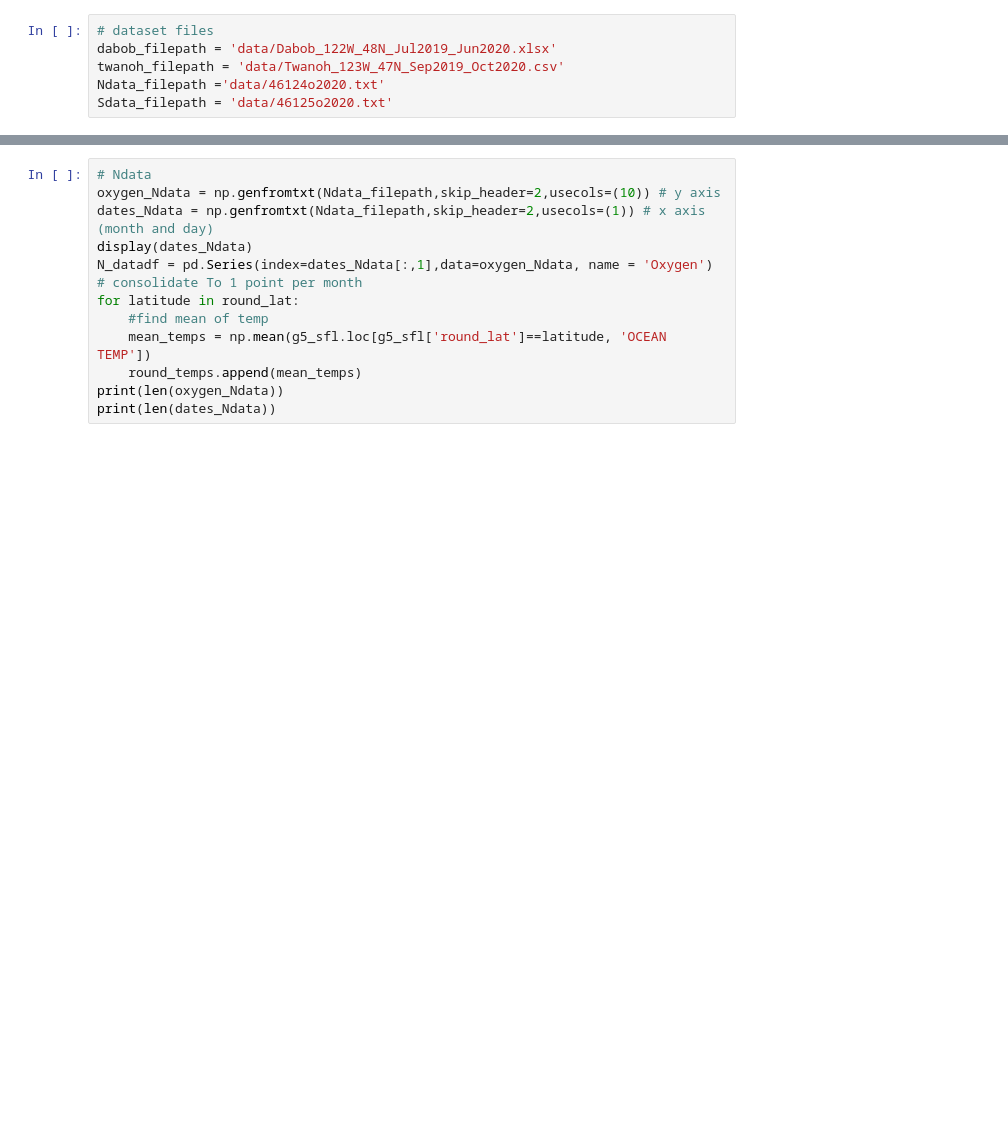
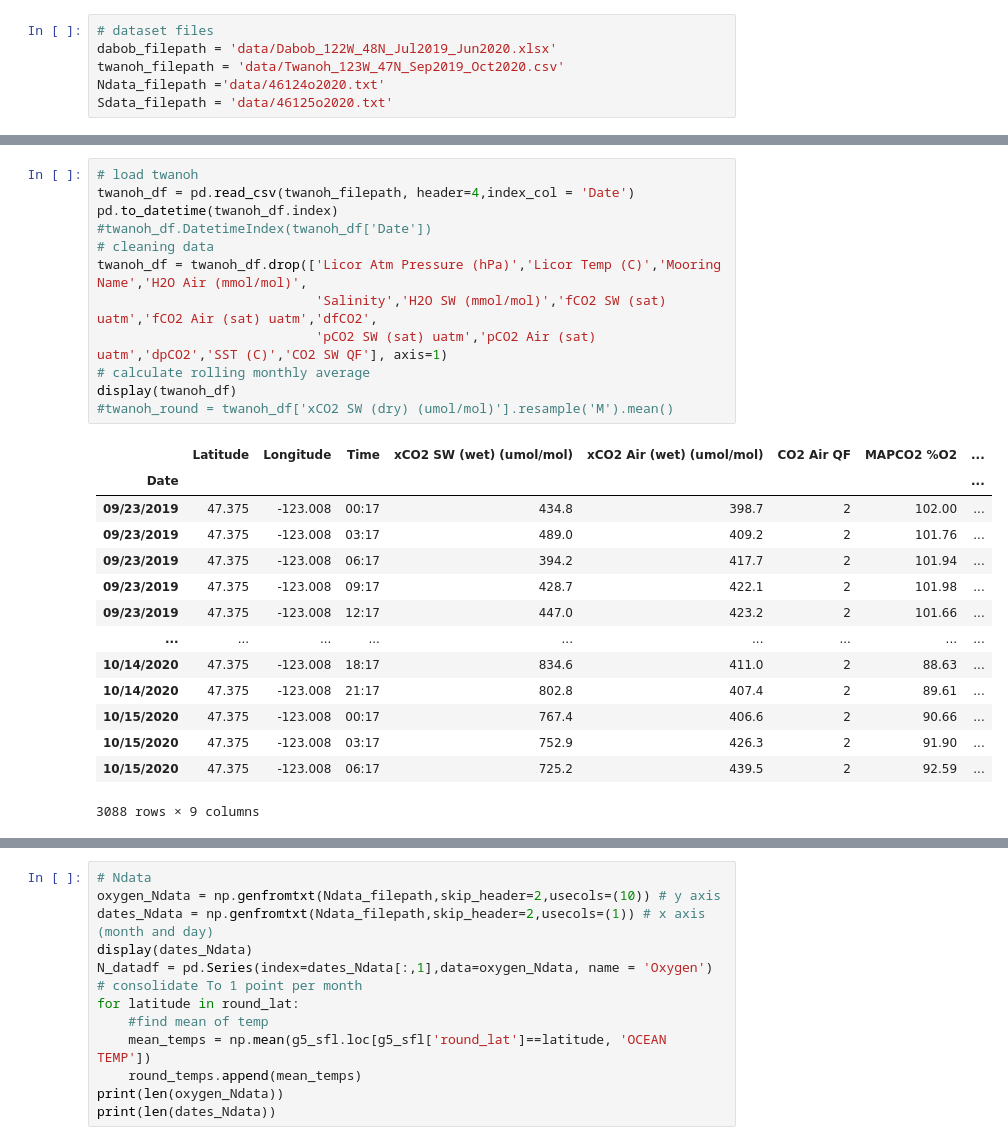
Before and after one commit to Lbh22GitHub/Harris.L_FinalProject, a Jupyter notebook: final.ipynb, the cells around one changed output, grey strips where cells are left out. Cells and saved outputs as stored; diff of their text form; blank space fills up the shorter version.

```diff
--- a/final.ipynb
+++ b/final.ipynb
@@ -32,0 +51,27 @@ axs.grid()
+# %%
+# load twanoh
+twanoh_df = pd.read_csv(twanoh_filepath, header=4,index_col = 'Date')
+pd.to_datetime(twanoh_df.index)
+#twanoh_df.DatetimeIndex(twanoh_df['Date'])
+# cleaning data
+twanoh_df = twanoh_df.drop(['Licor Atm Pressure (hPa)','Licor Temp (C)','Mooring Name','H2O Air (mmol/mol)',
+                            'Salinity','H2O SW (mmol/mol)','fCO2 SW (sat) uatm','fCO2 Air (sat) uatm','dfCO2',
+                            'pCO2 SW (sat) uatm','pCO2 Air (sat) uatm','dpCO2','SST (C)','CO2 SW QF'], axis=1)
+# calculate rolling monthly average
+display(twanoh_df)
+#twanoh_round = twanoh_df['xCO2 SW (dry) (umol/mol)'].resample('M').mean()
+# %% [output]
+|  | Latitude | Longitude | Time | xCO2 SW (wet) (umol/mol) | xCO2 Air (wet) (umol/mol) | CO2 Air QF | MAPCO2 %O2 | ... |
+| Date |  |  |  |  |  |  |  | ... |
+| 09/23/2019 | 47.375 | -123.008 | 00:17 | 434.8 | 398.7 | 2 | 102.00 | ... |
+| 09/23/2019 | 47.375 | -123.008 | 03:17 | 489.0 | 409.2 | 2 | 101.76 | ... |
+| 09/23/2019 | 47.375 | -123.008 | 06:17 | 394.2 | 417.7 | 2 | 101.94 | ... |
+| 09/23/2019 | 47.375 | -123.008 | 09:17 | 428.7 | 422.1 | 2 | 101.98 | ... |
+| 09/23/2019 | 47.375 | -123.008 | 12:17 | 447.0 | 423.2 | 2 | 101.66 | ... |
+| ... | ... | ... | ... | ... | ... | ... | ... | ... |
+| 10/14/2020 | 47.375 | -123.008 | 18:17 | 834.6 | 411.0 | 2 | 88.63 | ... |
+| 10/14/2020 | 47.375 | -123.008 | 21:17 | 802.8 | 407.4 | 2 | 89.61 | ... |
+| 10/15/2020 | 47.375 | -123.008 | 00:17 | 767.4 | 406.6 | 2 | 90.66 | ... |
+| 10/15/2020 | 47.375 | -123.008 | 03:17 | 752.9 | 426.3 | 2 | 91.90 | ... |
+| 10/15/2020 | 47.375 | -123.008 | 06:17 | 725.2 | 439.5 | 2 | 92.59 | ... |
+3088 rows × 9 columns
```
Also changed, not shown: parts of 2 cells of this notebook.
